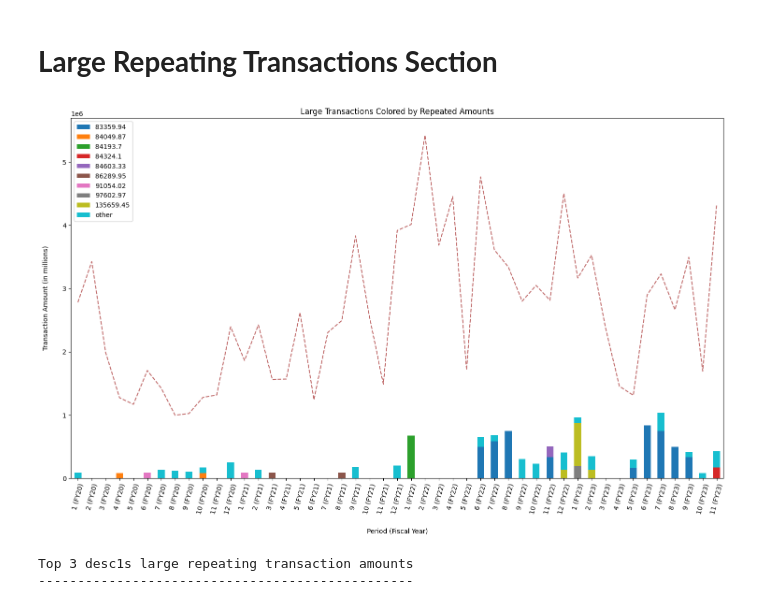
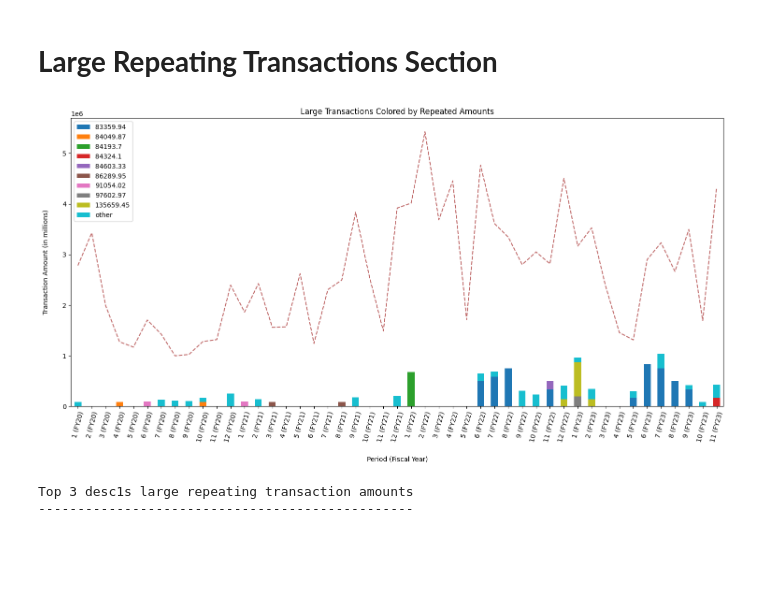
Before and after one commit to lelandjmurrin/Acquisition_Due_Dilligence_Capstone_Project, a Jupyter notebook: GeneralLedgerTxns_EDA.ipynb, the cells around one changed output. Drawn from its saved outputs; the diff is of its cells as text; code cells hidden in the pictures; blank space fills up the shorter version.

```diff
--- a/GeneralLedgerTxns_EDA.ipynb
+++ b/GeneralLedgerTxns_EDA.ipynb
@@ -710,32 +719,32 @@ df_large_txns_crosstab = (dh.df
                             data = dh.df.query("Debit <= Debit.quantile(0.001)")[["period_fyear", "Debit"]].eval("Debit = -1*Debit"),
                             index = "period_fyear",
                             columns = large_txn_labels,
                             values = "Debit",
                             aggfunc = "sum"
                         )
         )
                             .fillna(0)
 )
 
 (df_large_txns_crosstab
     .drop("txn_amt", axis = 1)
     .set_index(
                 dh.df[["Period", "fyear", "period_fyear"]]
                     .drop_duplicates()
                     .apply(lambda x: str(x.Period) + " (FY" + str(x.fyear)[-2:]+")", axis = 1)
             )
     .shift(0)
     .plot(
             kind = "bar",
             stacked = True,
-            figsize = (18,10),
+            figsize = (18,8),
             zorder = 2
         )
 )
 plt.plot(dh.df.groupby("period_fyear").txn_amt.sum(), color = "brown", linestyle = "dashed", alpha = 0.7, zorder = 1)
 plt.title("Large Transactions Colored by Repeated Amounts")
 plt.ylabel("Transaction Amount (in millions)", labelpad=20)
 plt.xlabel("Period (Fiscal Year)", labelpad=20)
 plt.xticks(rotation = 75);
 # %% [output]
-[figure, old version]
+[figure, new version]
```
Also changed, not shown: parts of 41 cells of this notebook, 5 other files.
